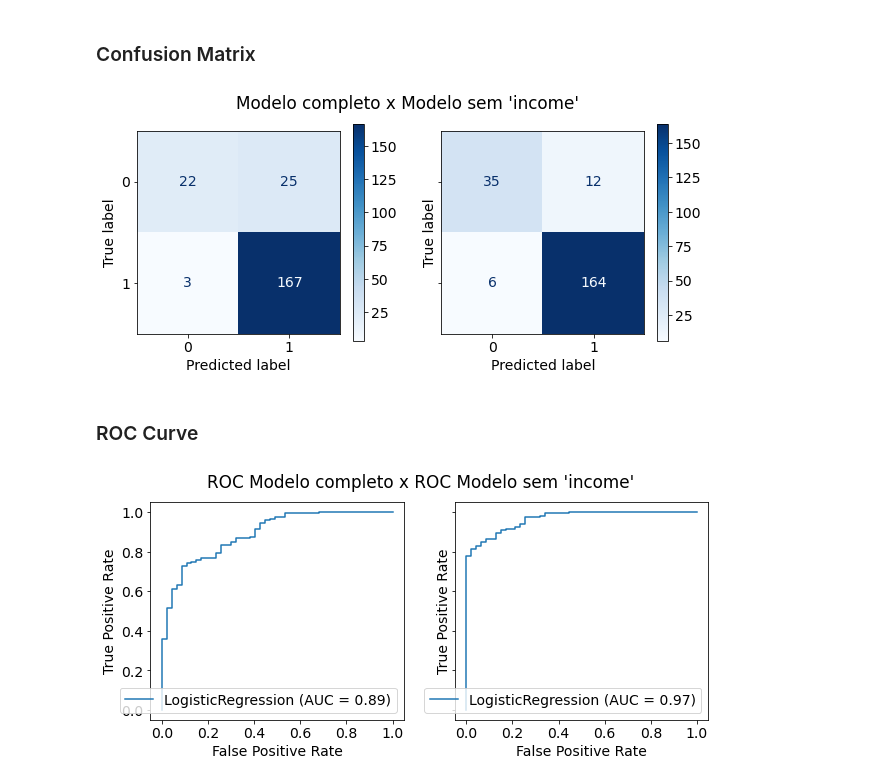
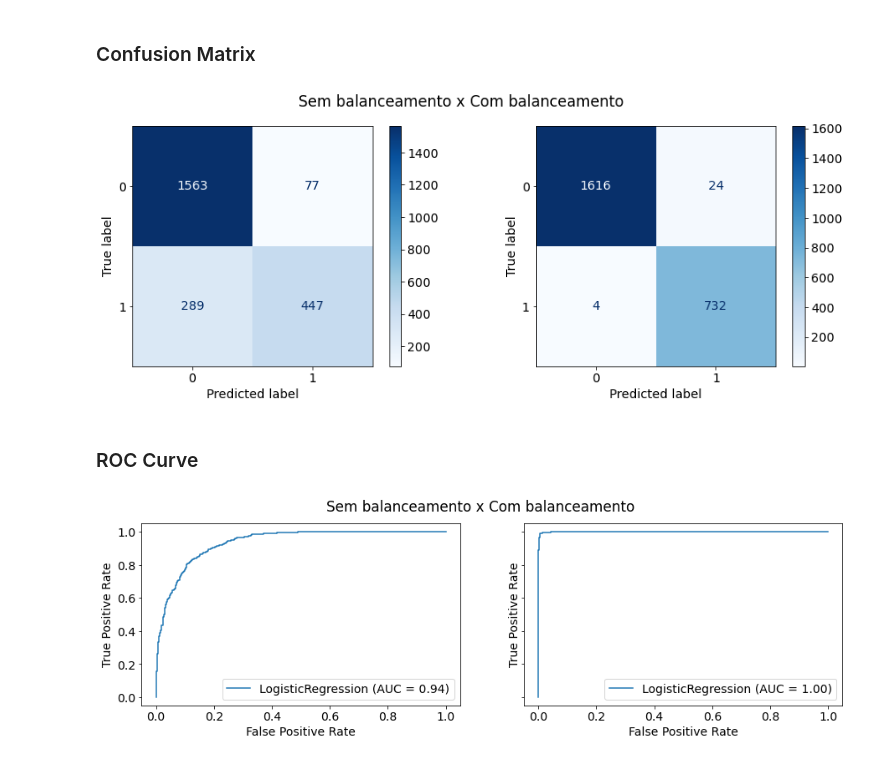
Before and after one commit to bafermo/regression-models, a Jupyter notebook: Credit Default Prediction/Credit Default - Logistic regression.ipynb, the cells around one changed output. Saved outputs shown, nothing was run; the diff lists cells and outputs as text; code cells hidden in the pictures.

```diff
--- a/Credit Default Prediction/Credit Default - Logistic regression.ipynb
+++ b/Credit Default Prediction/Credit Default - Logistic regression.ipynb
@@ -35,4 +43,7 @@ data['student'] = data['student'].replace({'No':0,'Yes':1})
 
 #setting first column as index
 data.set_index('Unnamed: 0', inplace=True)
+# %%
+data['student']=data['student'].astype('category')
+data['default']=data['student'].astype('category')
 # %%
@@ -74,8 +63,4 @@ data[['default','student','income','balance']].corr()
 # %%
 #first split: dataset with all features
-xtrain,xtest,ytrain,ytest = train_test_split(df[['balance','student','income']],
-                                             df['default'],test_size=.50,random_state=503)
-
-#second split: dataset without 'income'
-xtrain2,xtest2,ytrain2,ytest2 = train_test_split(df[['balance']],
-                                             df['default'],test_size=.50,random_state=503)
+xtrain,xtest,ytrain,ytest = train_test_split(data[['balance','student','income']],
+                                             data['default'],test_size=.25,random_state=42)
@@ -84,6 +70,7 @@ xtrain2,xtest2,ytrain2,ytest2 = train_test_split(df[['balance']],
 # %%
-model1 = LogisticRegression(max_iter=2000).fit(xtrain, ytrain)
-model2 = LogisticRegression(max_iter=2000).fit(xtrain2, ytrain2)
+model1 = LogisticRegression(max_iter=2000,solver='liblinear',class_weight='balanced').fit(xtrain, ytrain)
+model2 = LogisticRegression(max_iter=2000,solver='liblinear').fit(xtrain, ytrain)
+ypred1 = model1.predict(xtest)
+ypred2 = model2.predict(xtest)
 
-prediction = model1.predict(xtest)
-prediction2 = model2.predict(xtest2)
+print(classification_report(ytest,ypred1,digits=2), classification_report(ytest,ypred2,digits=2) )
@@ -90,24 +94,20 @@ prediction2 = model2.predict(xtest2)
 # %% [markdown]
 ### Confusion Matrix
 # %%
-fig, ax = plt.subplots(1,2,figsize=(10,4),sharey=True)
-
-plot_confusion_matrix(model1,xtest,ytest,cmap='Blues',ax=ax[0])
-
-plot_confusion_matrix(model2,xtest2,ytest2,cmap='Blues',ax=ax[1])
-fig.suptitle("Modelo completo x Modelo sem 'income'")
+fig, ax = plt.subplots(1,2,figsize=(15,5))
+fig.suptitle('Sem balanceamento x Com balanceamento')
+plot_confusion_matrix(model2,xtest,ytest,cmap='Blues',ax=ax[0])
+plot_confusion_matrix(model1,xtest,ytest,cmap='Blues',ax=ax[1])
 plt.show()
 # %% [output]
-[figure, old version]
+[figure, new version]
 # %% [markdown]
 ### ROC Curve
 # %%
-fig, ax = plt.subplots(1,2,figsize=(10,4),sharex=True,sharey=True)
-
-plot_roc_curve(model1,xtest,ytest,ax=ax[0])
-plot_roc_curve(model2,xtest2,ytest,ax=ax[1])
-fig.suptitle("ROC Modelo completo x ROC Modelo sem 'income'")
-
+fig, ax = plt.subplots(1,2,figsize=(15,4),sharex=True,sharey=True)
+plot_roc_curve(model2,xtest,ytest,ax=ax[0])
+plot_roc_curve(model1,xtest,ytest,ax=ax[1])
+fig.suptitle("Sem balanceamento x Com balanceamento")
 plt.show()
 # %% [output]
-[figure, old version]
+[figure, new version]
```
Also changed, not shown: parts of 16 cells of this notebook, 2 other files.
